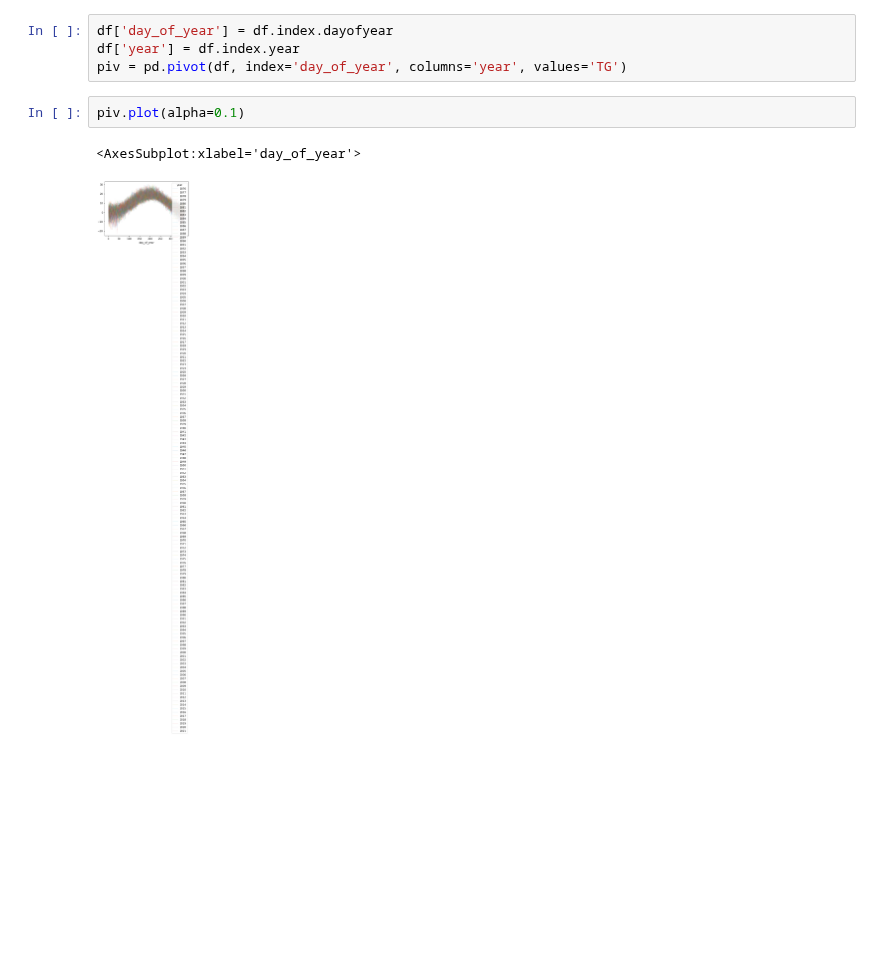
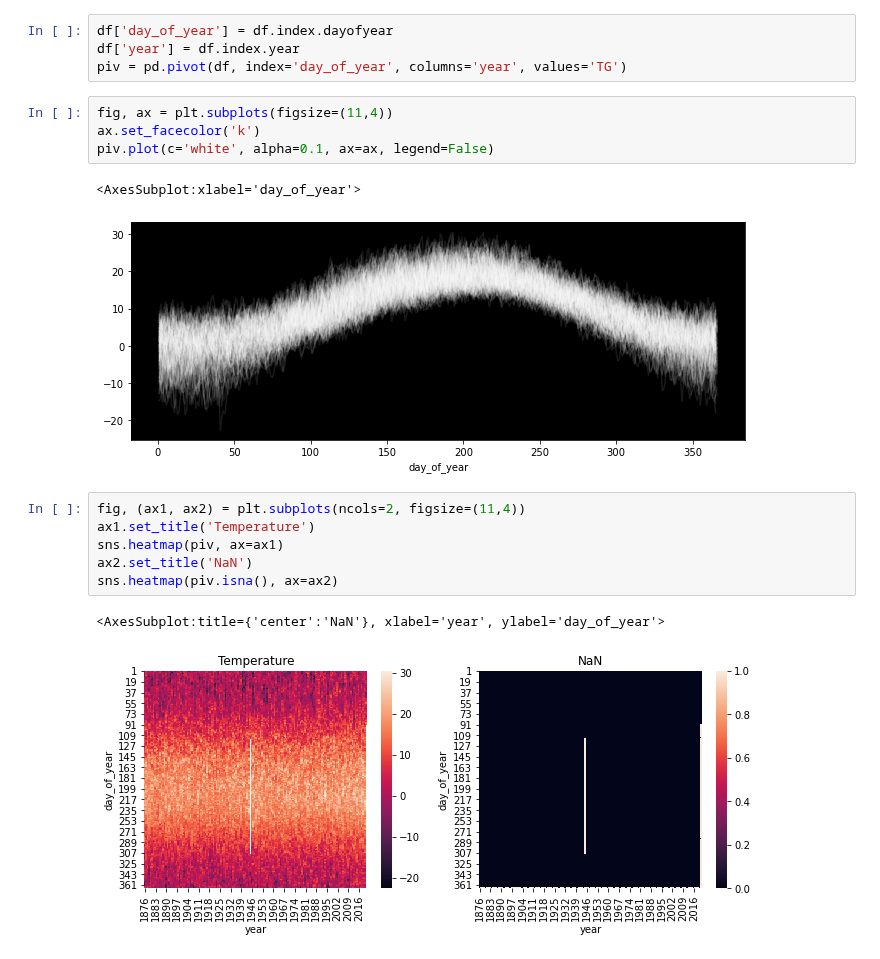
Before and after one commit to raphaelw/data-science-bootcamp, a Jupyter notebook: 07_week/exercises/time_series_weather.ipynb, the cells around one changed output. Cells and saved outputs as stored; diff of their text form; blank space fills up the shorter version.

Commit message:
first plots

```diff
--- a/07_week/exercises/time_series_weather.ipynb
+++ b/07_week/exercises/time_series_weather.ipynb
@@ -53,8 +54,19 @@ df.loc['1980','TG'].plot()
 df['day_of_year'] = df.index.dayofyear
 df['year'] = df.index.year
 piv = pd.pivot(df, index='day_of_year', columns='year', values='TG')
-# %%
-piv.plot(alpha=0.1)
-# %% [output]
-<AxesSubplot:xlabel='day_of_year'>
-[figure, removed]
+# %%
+fig, ax = plt.subplots(figsize=(11,4))
+ax.set_facecolor('k')
+piv.plot(c='white', alpha=0.1, ax=ax, legend=False)
+# %% [output]
+<AxesSubplot:xlabel='day_of_year'>
+[figure, added]
+# %%
+fig, (ax1, ax2) = plt.subplots(ncols=2, figsize=(11,4))
+ax1.set_title('Temperature')
+sns.heatmap(piv, ax=ax1)
+ax2.set_title('NaN')
+sns.heatmap(piv.isna(), ax=ax2)
+# %% [output]
+<AxesSubplot:title={'center':'NaN'}, xlabel='year', ylabel='day_of_year'>
+[figure, added]
```
Also changed, not shown: parts of 1 cell of this notebook.
